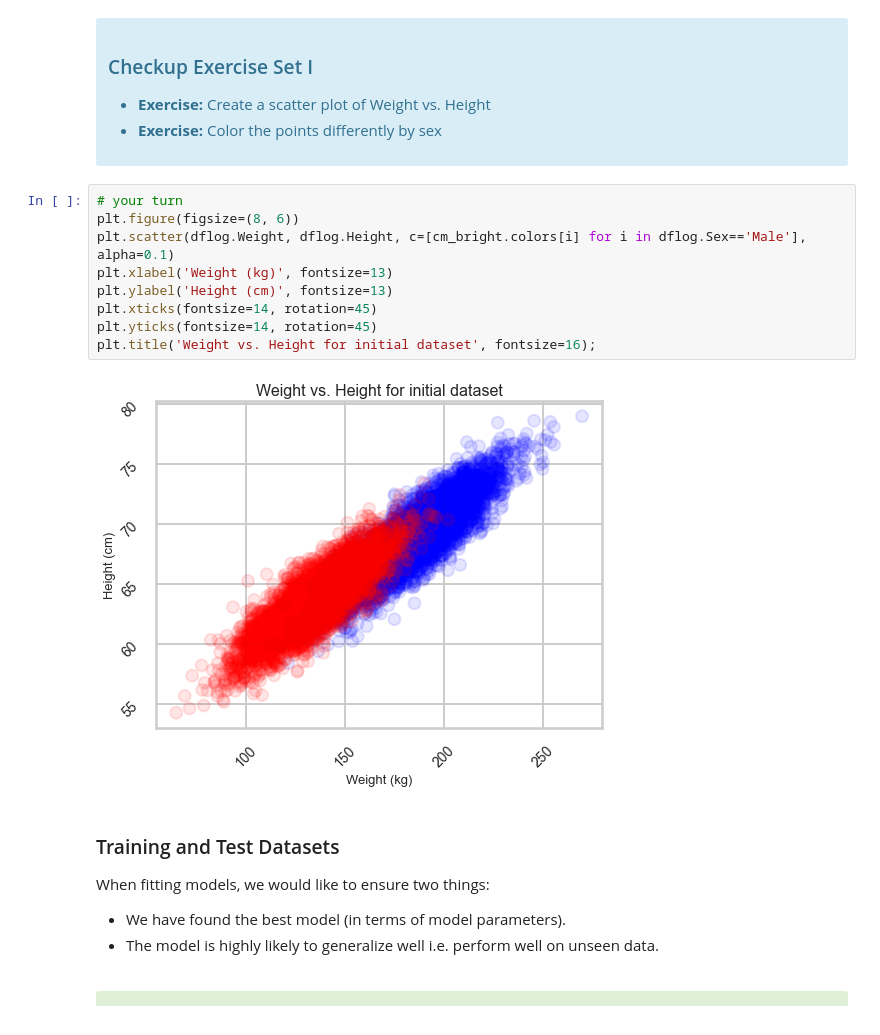
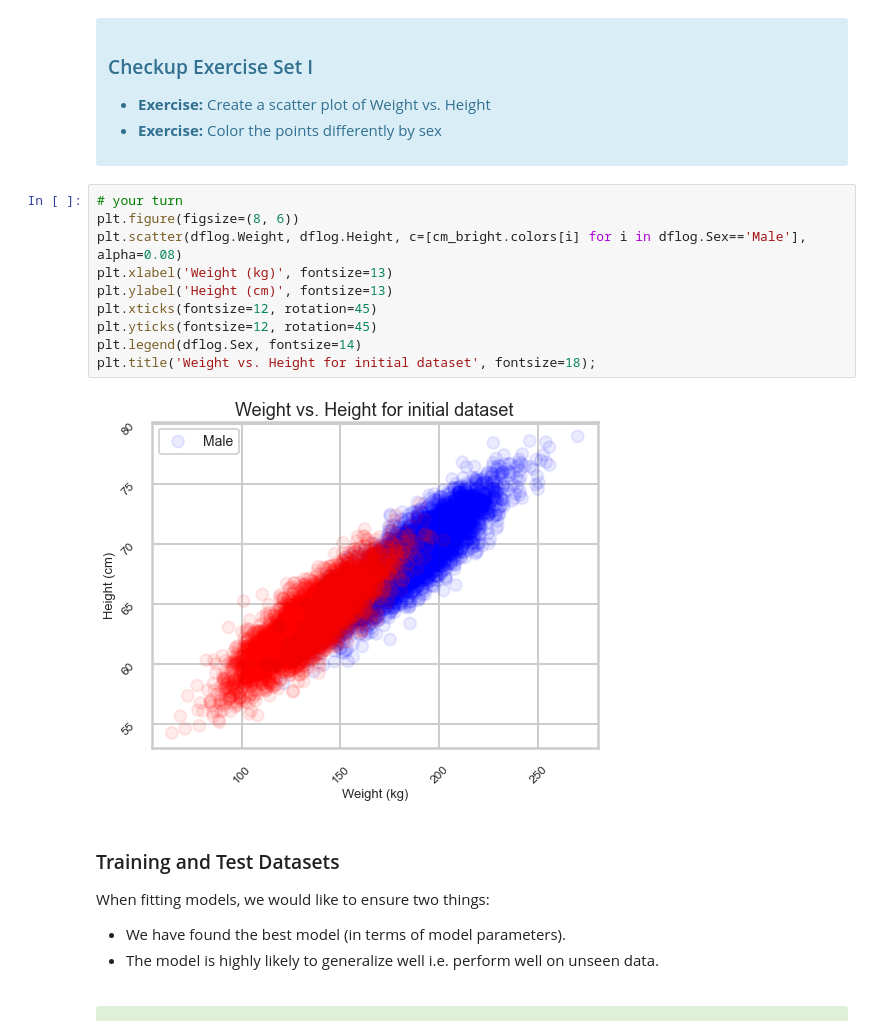
Before and after one commit to kstoudt/Springboard, a Jupyter notebook: 14. Supervised Learning/14.2 Logistic Regression Case Study/Logistic Regression Advanced Case Study.ipynb, the cells around one changed output. Saved outputs shown, nothing was run; the diff lists cells and outputs as text.

```diff
--- a/14. Supervised Learning/14.2 Logistic Regression Case Study/Logistic Regression Advanced Case Study.ipynb
+++ b/14. Supervised Learning/14.2 Logistic Regression Case Study/Logistic Regression Advanced Case Study.ipynb
@@ -123,14 +123,15 @@ with the "response" or "label" $y$ as a plain array of 0s and 1s for binary clas
 # %%
 # your turn
 plt.figure(figsize=(8, 6))
-plt.scatter(dflog.Weight, dflog.Height, c=[cm_bright.colors[i] for i in dflog.Sex=='Male'], alpha=0.1)
+plt.scatter(dflog.Weight, dflog.Height, c=[cm_bright.colors[i] for i in dflog.Sex=='Male'], alpha=0.08)
 plt.xlabel('Weight (kg)', fontsize=13)
 plt.ylabel('Height (cm)', fontsize=13)
-plt.xticks(fontsize=14, rotation=45)
-plt.yticks(fontsize=14, rotation=45)
-plt.title('Weight vs. Height for initial dataset', fontsize=16);
+plt.xticks(fontsize=12, rotation=45)
+plt.yticks(fontsize=12, rotation=45)
+plt.legend(dflog.Sex, fontsize=14)
+plt.title('Weight vs. Height for initial dataset', fontsize=18);
 # %% [output]
-[figure, old version]
+[figure, new version]
 # %% [markdown]
 ### Training and Test Datasets
 
```
Also changed, not shown: parts of 10 cells of this notebook.
